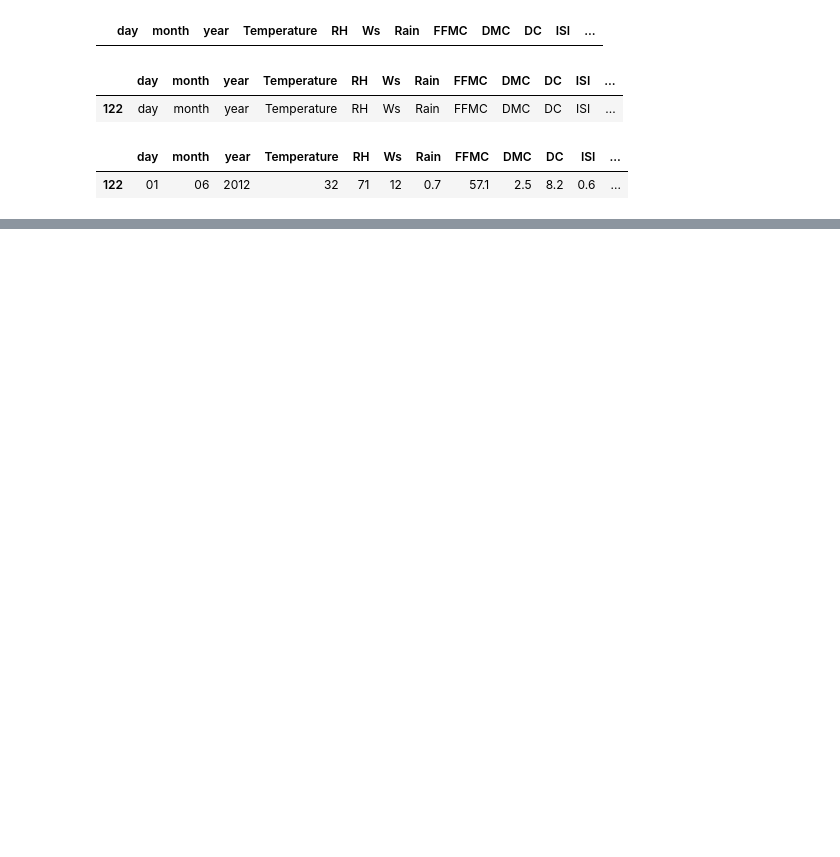
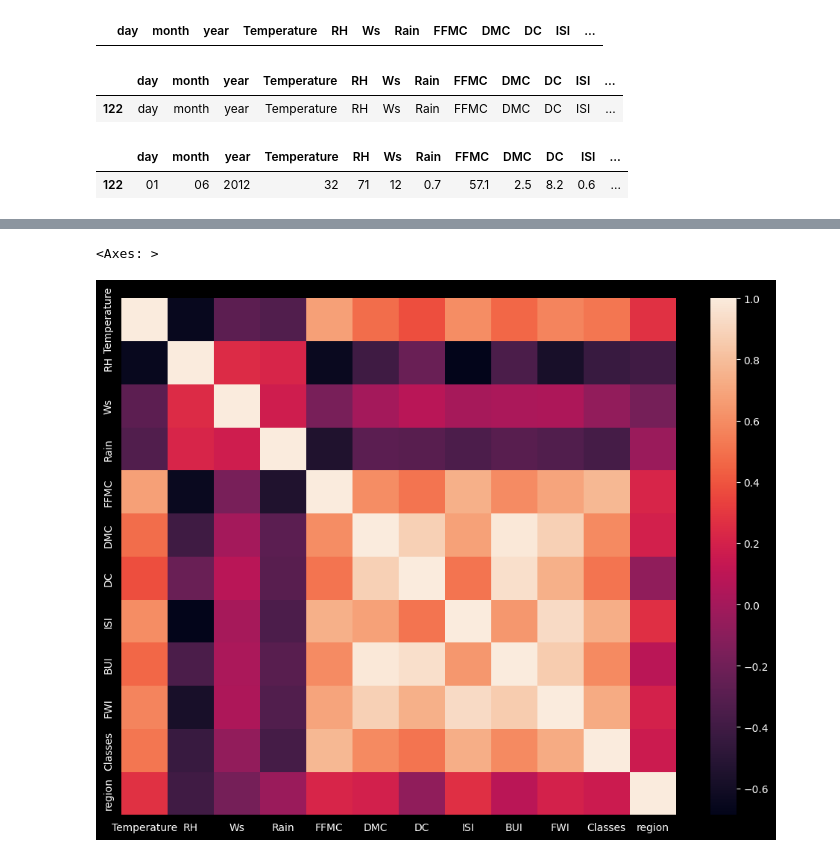
Before and after one commit to Ayhampt/data-science-ML, a Jupyter notebook: projects/algerian-forest-fire/Algerian_Forest_Fire_Prediction.ipynb, the cells around one changed output, grey strips where cells are left out. Drawn from its saved outputs; the diff is of its cells as text; code cells hidden in the pictures; blank space fills up the shorter version.

```diff
--- a/projects/algerian-forest-fire/Algerian_Forest_Fire_Prediction.ipynb
+++ b/projects/algerian-forest-fire/Algerian_Forest_Fire_Prediction.ipynb
@@ -181,0 +286,7 @@ df.head()
+# %%
+
+plt.figure(figsize=(12,9))
+sns.heatmap(df_copy.corr())
+# %% [output]
+<Axes: >
+[figure, added]
```
Also changed, not shown: parts of 25 cells of this notebook.
